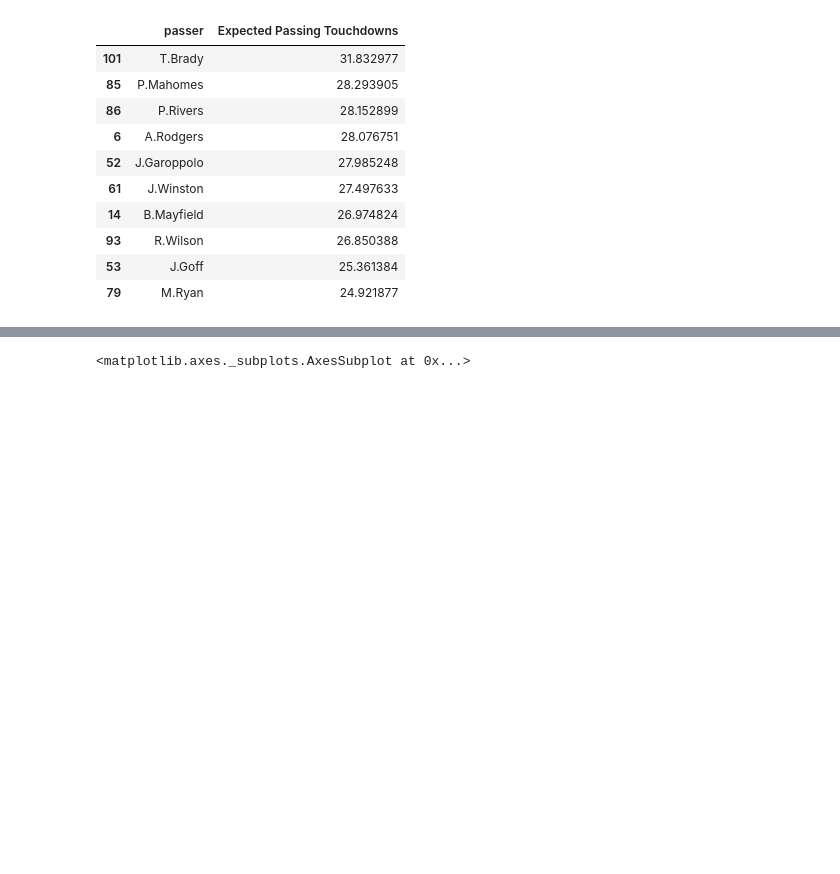
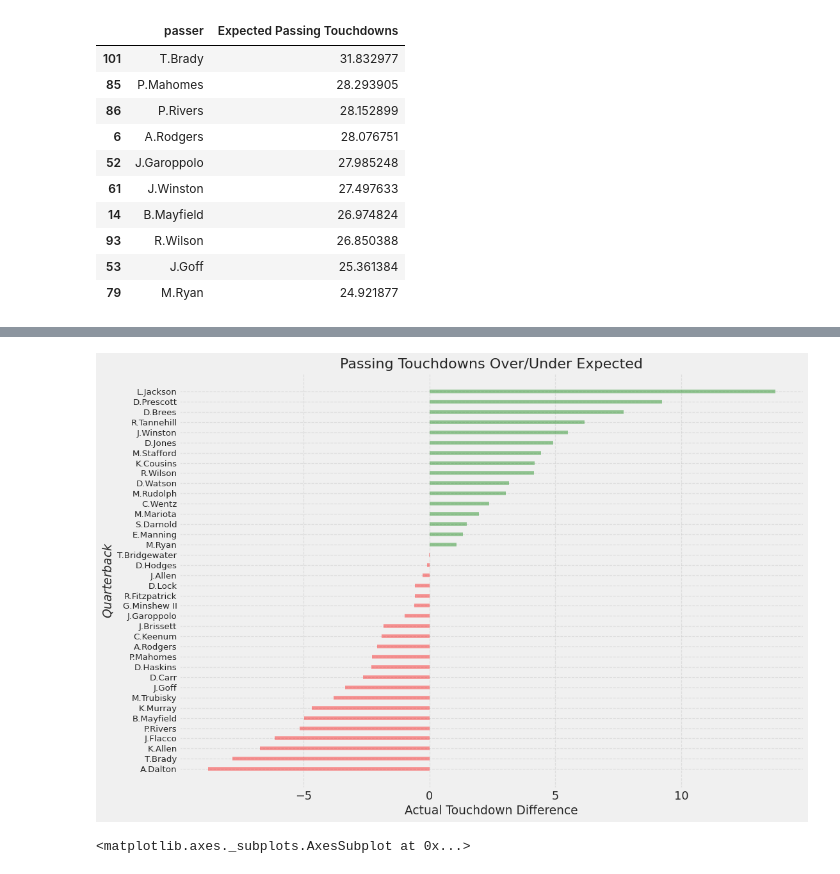
Before and after one commit to piercepatrick/Fantasy-Football-Analysis, a Jupyter notebook: Tannehilll_Analysis.ipynb, the cells around one changed output, grey strips where cells are left out. Saved outputs shown, nothing was run; the diff lists cells and outputs as text; code cells hidden in the pictures; blank space fills up the shorter version.

Commit message:
Visualization for touchdowns against expected

```diff
--- a/Tannehilll_Analysis.ipynb
+++ b/Tannehilll_Analysis.ipynb
@@ -700,3 +700,6 @@ predicted.sort_values(by='Expected Passing Touchdowns', ascending=False).head(10
 # %%
 predicted.to_csv('expectedpassingtouchdowns.csv')
 !cp expectedpassingtouchdowns.csv "/content/drive/My Drive/DS/Titans FF Analysis"
+# %%
+predicted = pd.read_csv('/content/drive/My Drive/DS/Titans FF Analysis/expectedvsactualtouchdowns.csv')
+predicted.sort_values(by='Expected Passing Touchdowns', ascending=False).head(32)
@@ -702,0 +724,3 @@ predicted.to_csv('expectedpassingtouchdowns.csv')
+# %%
+predicted['Actual Touchdown Difference'] = predicted['Actual Passing Touchdowns'] - predicted['Expected Passing Touchdowns']
+predicted.sort_values(by='Actual Touchdown Difference', ascending=False).head(10)
@@ -703,3 +753,23 @@ predicted.to_csv('expectedpassingtouchdowns.csv')
+# %%
+# Prepare Data
+predicted = predicted[predicted['Actual Passing Touchdowns'] >= 5]
+x = predicted.loc[:, ['Actual Touchdown Difference']]
+predicted['colors'] = ['red' if x < 0 else 'green' for x in predicted['Actual Touchdown Difference']]
+predicted.sort_values('Actual Touchdown Difference', inplace=True)
+predicted.reset_index(inplace=True)
+
+# Draw plot
+plt.figure(figsize=(14,10), dpi= 80)
+plt.hlines(y=predicted.index, xmin=0, xmax=predicted['Actual Touchdown Difference'], color=predicted.colors, alpha=0.4, linewidth=5)
+
+# Decorations
+plt.gca().set(ylabel='$Quarterback$', xlabel='Actual Touchdown Difference')
+plt.yticks(predicted.index, predicted.passer, fontsize=12)
+plt.title('Passing Touchdowns Over/Under Expected', fontdict={'size':20})
+plt.grid(linestyle='--', alpha=0.5)
+plt.show()
+# %% [output]
+[figure, added]
 # %%
 # Calculate correlations
 corr = qb_df_week.corr()
```
Also changed, not shown: parts of 4 cells of this notebook.
